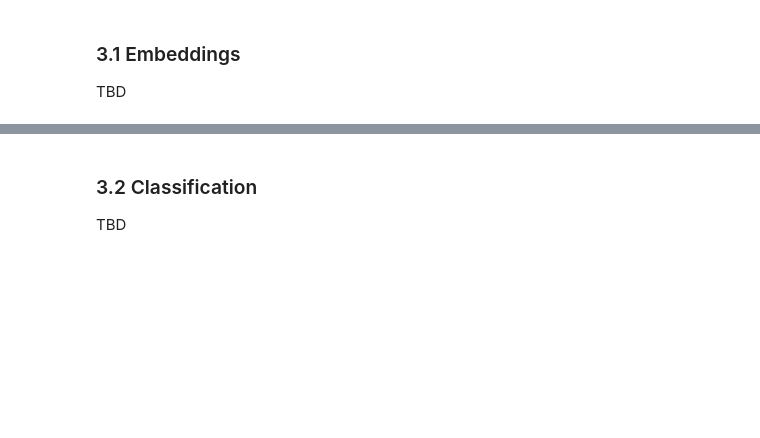
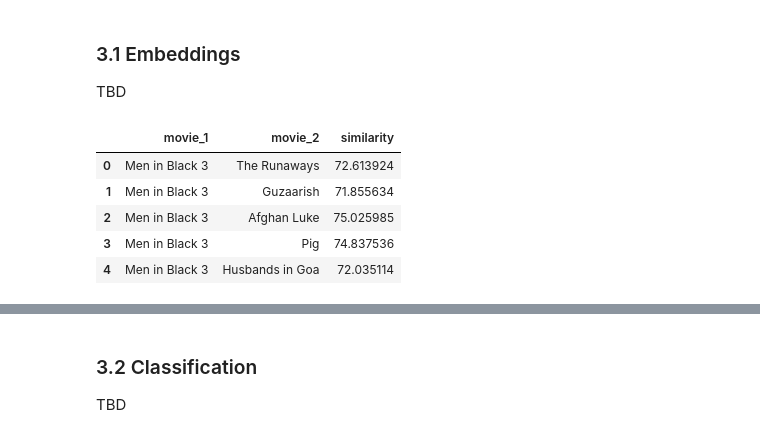
Before and after one commit to epfl-ada/ada-2023-project-adaroundtheworld2023, a Jupyter notebook: project_milestone_3.ipynb, the cells around one changed output, grey strips where cells are left out. Cells and saved outputs as stored; diff of their text form; code cells hidden in the pictures; blank space fills up the shorter version.

```diff
--- a/project_milestone_3.ipynb
+++ b/project_milestone_3.ipynb
@@ -377,3 +380,17 @@ TBD
 ### 3.1 Embeddings <a class="anchor" id="embeddings"></a>
 
 TBD
+# %%
+similarity_dict = get_similarities_from_json(2010)
+
+similarity_df = get_similarity_df(df.set_index('wikipedia_id'), similarity_dict,  20)
+similarity_df.similarity = similarity_df.similarity * 100
+
+similarity_df.head(5)
+# %% [output]
+|  | movie_1 | movie_2 | similarity |
+| 0 | Men in Black 3 | The Runaways | 72.613924 |
+| 1 | Men in Black 3 | Guzaarish | 71.855634 |
+| 2 | Men in Black 3 | Afghan Luke | 75.025985 |
+| 3 | Men in Black 3 | Pig | 74.837536 |
+| 4 | Men in Black 3 | Husbands in Goa | 72.035114 |
```
Also changed, not shown: parts of 5 cells of this notebook.
